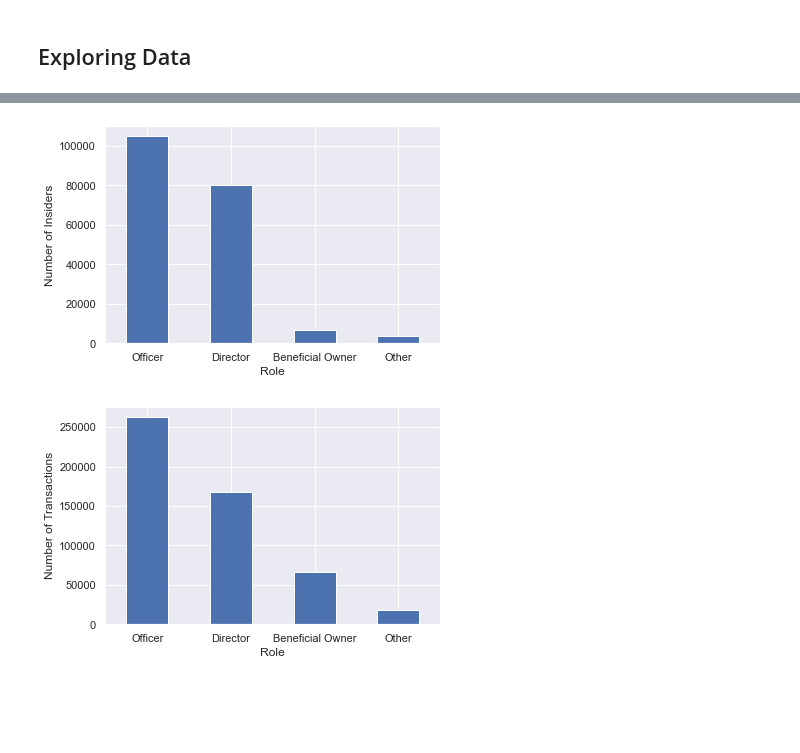
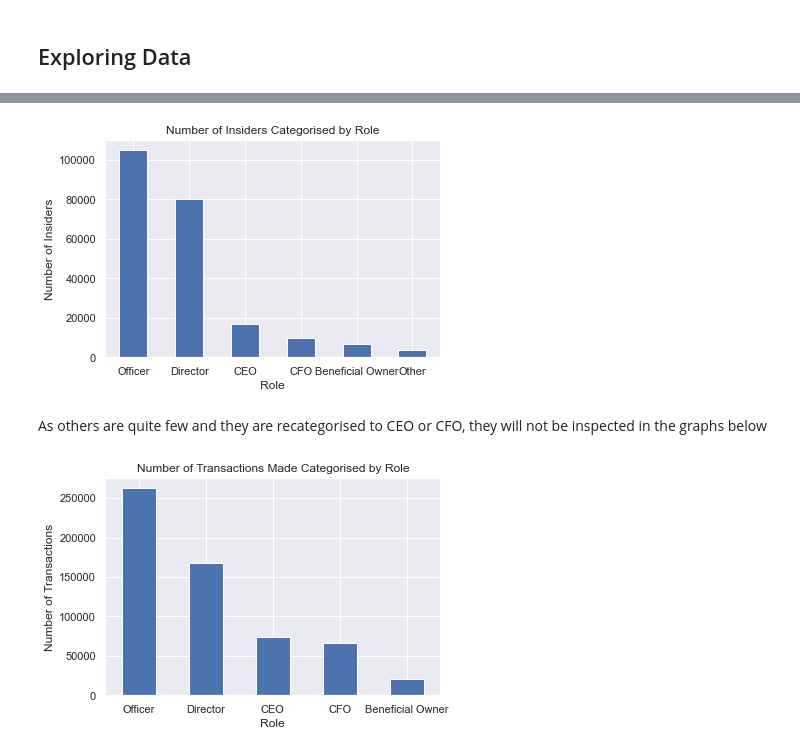
Before and after one commit to oongjiexiang/URECA-Research, a Jupyter notebook: Exploratory Analysis.ipynb, the cells around one changed output, grey strips where cells are left out. Saved outputs shown, nothing was run; the diff lists cells and outputs as text; code cells hidden in the pictures; blank space fills up the shorter version.

Commit message:
Data cleaning done. Time series generally done

```diff
--- a/Exploratory Analysis.ipynb
+++ b/Exploratory Analysis.ipynb
@@ -8,7 +8,7 @@ from sqlalchemy import create_engine
 import sqlite3 as sql
 import matplotlib.pyplot as plt
 import seaborn as sb; sb.set()
-import requests, time, datetime, re
+import requests, time, datetime, re, math
 
 # if executed locally
 TEST = 'Rationale/test.csv'
@@ -19,10 +19,12 @@ FORM4_LINK_HTM = 'Database/form4_data_htm.csv'
 FORM4_LINK_TXT = 'Database/form4_data_txt.csv'
 FORM4_DETAIL = 'Database/form4_detail.csv'
 FORM4_DETAIL_XML = 'Database/form4_detail_xml.csv'
+FORM4_DETAIL_CLEAN = 'Database/form4_detail_clean.csv'
 FORM4_DETAIL_HTM = 'Database/form4_detail_htm.csv'
 FORM4_DETAIL_TXT = 'Database/form4_detail_txt.csv'
 FORM4_TX = 'Database/form4_tx.csv'
 FORM4_TX_XML = 'Database/form4_tx_xml.csv'
+FORM4_TX_CLEAN = 'Database/form4_tx_clean.csv'
 FORM4_TX_HTM = 'Database/form4_tx_htm.csv'
 FORM4_TX_TXT = 'Database/form4_tx_txt.csv'
 META_DJ30 = 'Metadata/ticker_dj30.txt'
@@ -223,5 +539,8 @@ tx_data = tx_data.sort_index()
 # %% [markdown]
 ## Exploring Data
+# %%
+detail_data = pd.read_csv(FORM4_DETAIL_CLEAN, sep='|', parse_dates = ['Date'], index_col = 'Date')
+tx_data = pd.read_csv(FORM4_TX_CLEAN, sep = '|', parse_dates = ['date'], index_col = 'date')
 # %% [markdown]
 ### Summary Statistics
 1. There are more officers than directors.
@@ -247,18 +567,22 @@ Name: acquired, dtype: int64
 # %%
 f, axes = plt.subplots(1, figsize = (6, 4))
 
-ax = detail_data[['is_director', 'is_officer', 'is_beneficial_owner', 'is_other']].sum().sort_values(ascending=False).plot.bar(rot=0)
+ax = detail_data[['is_director', 'is_officer', 'is_ceo', 'is_cfo', 'is_beneficial_owner', 'is_other']].sum().sort_values(ascending=False).plot.bar(rot=0)
 ax.set_xlabel("Role")
 ax.set_ylabel("Number of Insiders")
-ax.set_xticklabels(["Officer", "Director", "Beneficial Owner", "Other"]);
+ax.set_xticklabels(["Officer", "Director", "CEO", "CFO", "Beneficial Owner", "Other"]);
+ax.set_title("Number of Insiders Categorised by Role");
 # %% [output]
-[figure, old version]
+[figure, new version]
+# %% [markdown]
+As others are quite few and they are recategorised to CEO or CFO, they will not be inspected in the graphs below
 # %%
 transaction_data = detail_data.merge(tx_data, on='accession_no')
-ax = transaction_data[['is_director', 'is_officer', 'is_beneficial_owner', 'is_other']].sum().sort_values(ascending=False).plot.bar(rot=0)
+ax = transaction_data[['is_director', 'is_officer', 'is_ceo', 'is_cfo', 'is_beneficial_owner']].sum().sort_values(ascending=False).plot.bar(rot=0)
 
 ax.set_xlabel("Role")
 ax.set_ylabel("Number of Transactions")
-ax.set_xticklabels(["Officer", "Director", "Beneficial Owner", "Other"]);
+ax.set_xticklabels(["Officer", "Director", "CEO", "CFO", "Beneficial Owner"]);
+ax.set_title("Number of Transactions Made Categorised by Role");
 # %% [output]
-[figure, old version]
+[figure, new version]
```
Also changed, not shown: parts of 73 cells of this notebook, 5 other files.
